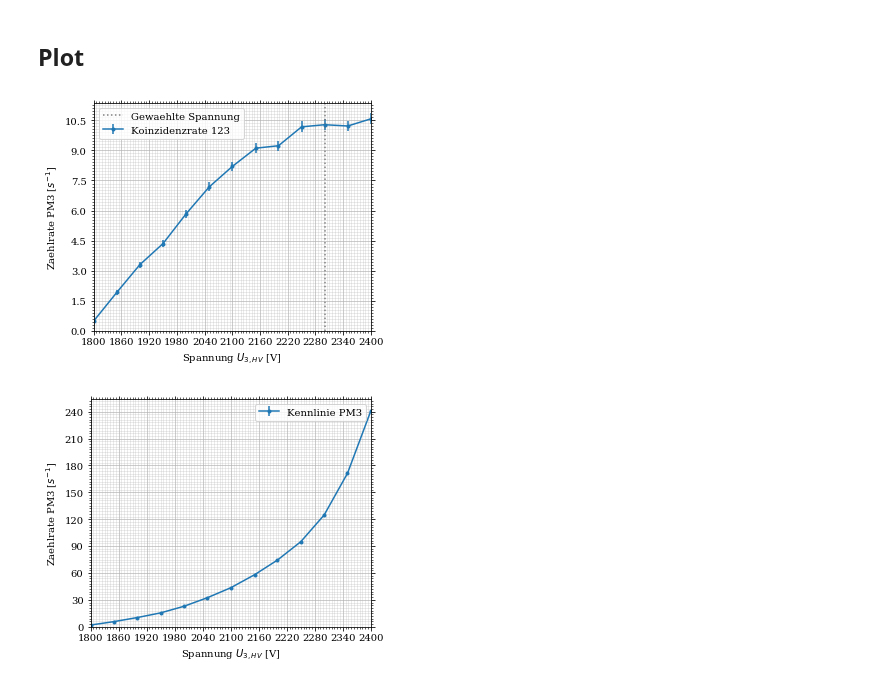
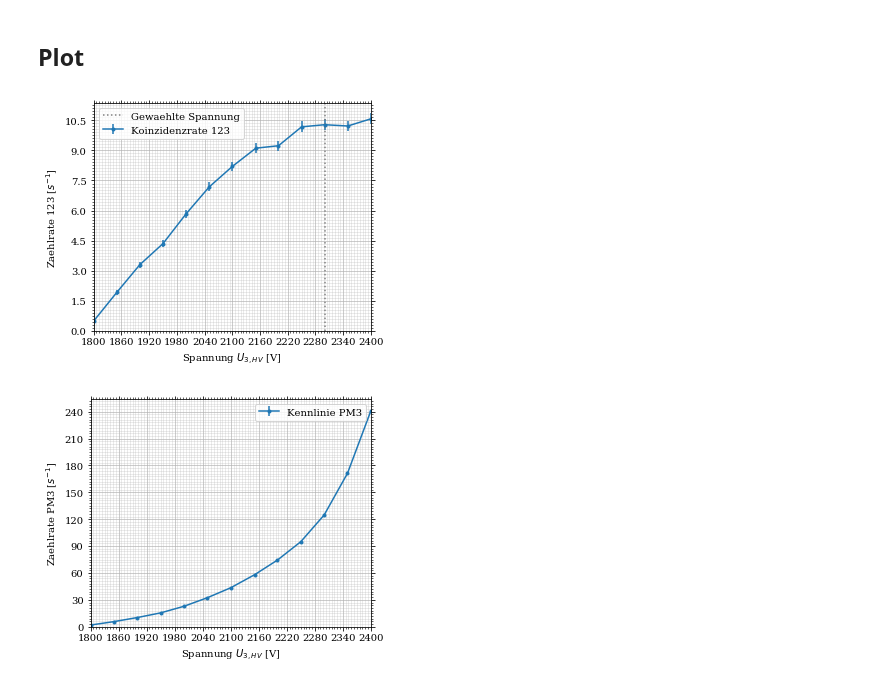
Before and after one commit to vale981/fpraktikum, a Jupyter notebook: LM/auswertung/Untitled.ipynb, the cells around one changed output. Cells and saved outputs as stored; diff of their text form; code cells hidden in the pictures.

```diff
--- a/LM/auswertung/Untitled.ipynb
+++ b/LM/auswertung/Untitled.ipynb
@@ -28,21 +28,21 @@ dc/c
 # %%
 %matplotlib inline
 
 T = 140
 fig, ax = set_up_plot()
 calib = pd.read_excel('../messungen/vorversuch_kennlinnien.xlsx',
                       sheet_name='Kennl')
 ax.set_xlabel('Spannung $U_{3,HV}$ [V]')
-ax.set_ylabel('Zaehlrate PM3 [$s^{-1}$]')
+ax.set_ylabel('Zaehlrate 123 [$s^{-1}$]')
 ax.errorbar(calib['U/V'], calib["N123"]/T, yerr=np.sqrt(calib["N123"])/T,
             marker='.', label='Koinzidenzrate 123')
 ax.axvline(2300, linestyle='dotted', color='gray', label='Gewaehlte Spannung')
 ax.legend()
 ax.set_xlim([calib['U/V'].min(), calib['U/V'].max()])
 ax.set_ylim(0)
 save_fig(fig, 'kennlinie_123', 'vorversuch')
 # %% [output]
-[figure, old version]
+[figure, new version]
 # %%
 fig, ax = set_up_plot()
 calib = pd.read_excel('../messungen/vorversuch_kennlinnien.xlsx',
```
Also changed, not shown: parts of 14 cells of this notebook, 16 other files.
